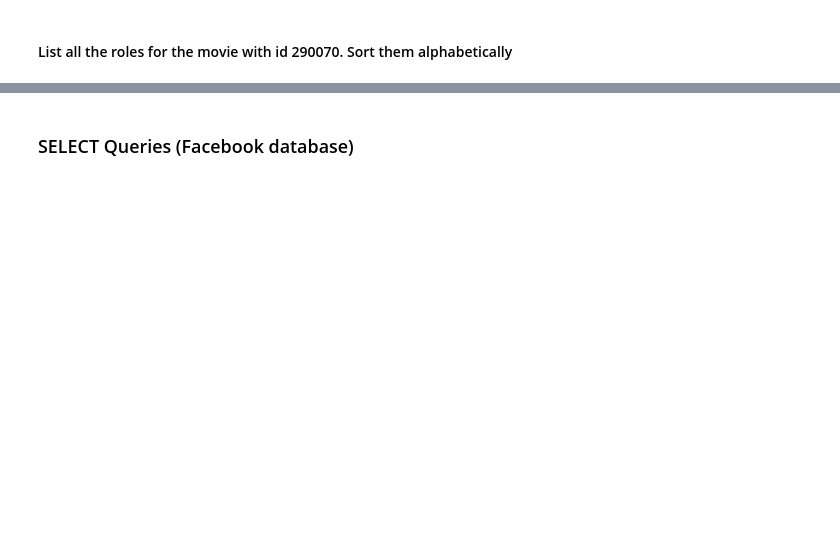
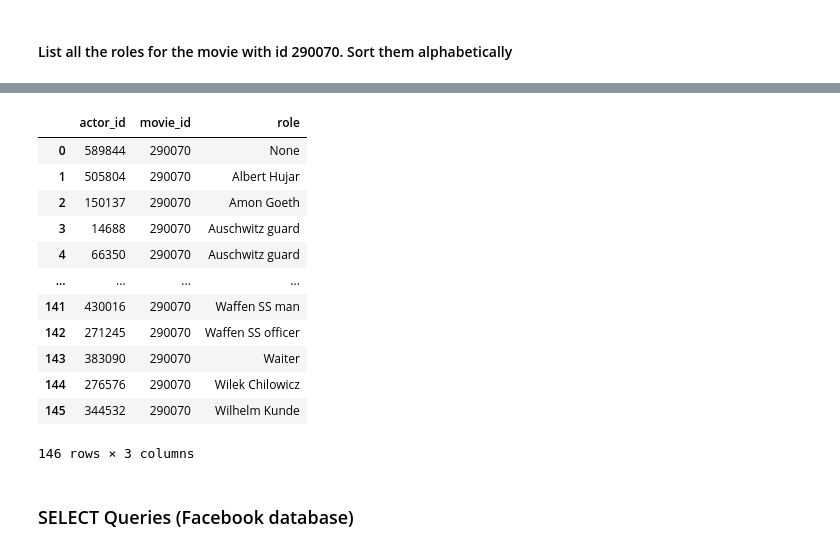
Before and after one commit to nhwhite212/DealingwithDataSpring2021, a Jupyter notebook: 1-SQL/F-SQL_Queries_For_IMDB_and_Facebook_Databases.ipynb, the cells around one changed output, grey strips where cells are left out. Saved outputs shown, nothing was run; the diff lists cells and outputs as text; code cells hidden in the pictures; blank space fills up the shorter version.

```diff
--- a/1-SQL/F-SQL_Queries_For_IMDB_and_Facebook_Databases.ipynb
+++ b/1-SQL/F-SQL_Queries_For_IMDB_and_Facebook_Databases.ipynb
@@ -206,4 +296,5 @@ WHERE name = "Schindler's List"
 %%read_sql
 SELECT *
 FROM roles
-WHERE movie_id = '290070'
+WHERE movie_id = '290070' order by role
+# %% [output]
@@ -210,3 +302,16 @@ WHERE movie_id = '290070'
+|  | actor_id | movie_id | role |
+| 0 | 589844 | 290070 | None |
+| 1 | 505804 | 290070 | Albert Hujar |
+| 2 | 150137 | 290070 | Amon Goeth |
+| 3 | 14688 | 290070 | Auschwitz guard |
+| 4 | 66350 | 290070 | Auschwitz guard |
+| ... | ... | ... | ... |
+| 141 | 430016 | 290070 | Waffen SS man |
+| 142 | 271245 | 290070 | Waffen SS officer |
+| 143 | 383090 | 290070 | Waiter |
+| 144 | 276576 | 290070 | Wilek Chilowicz |
+| 145 | 344532 | 290070 | Wilhelm Kunde |
+146 rows × 3 columns
 # %% [markdown]
 ### SELECT Queries (Facebook database)
 # %%
```
Also changed, not shown: parts of 56 cells of this notebook.
